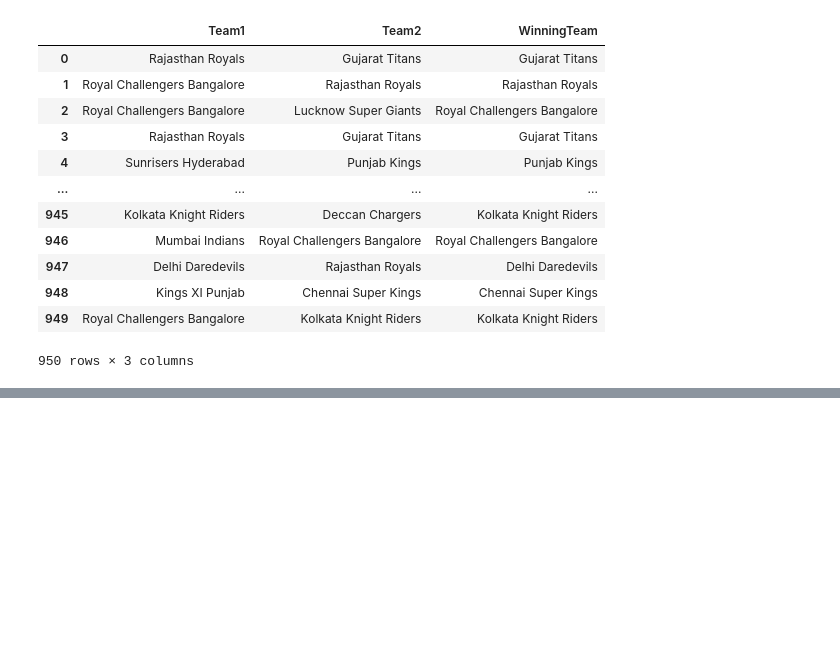
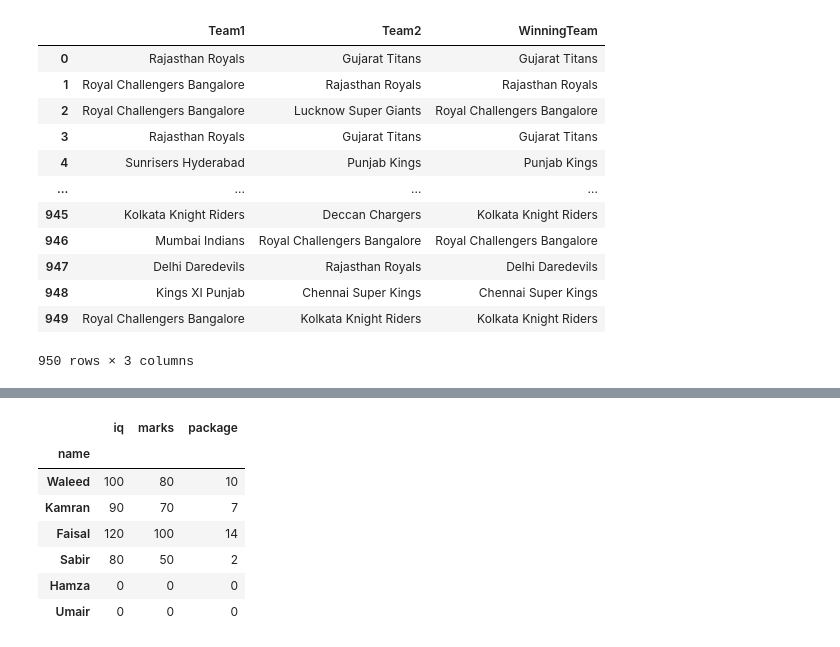
Before and after one commit to Muhammad-Waleed-Source/Pandas, a Jupyter notebook: Pandas_2_Dataframes.ipynb, the cells around one changed output, grey strips where cells are left out. Saved outputs shown, nothing was run; the diff lists cells and outputs as text; code cells hidden in the pictures; blank space fills up the shorter version.

Commit message:
Selecting rows from a DataFrame

```diff
--- a/Pandas_2_Dataframes.ipynb
+++ b/Pandas_2_Dataframes.ipynb
@@ -608,0 +614,12 @@ ipl[['Team1','Team2','WinningTeam']]
+# %%
+student_dict = {
+    "name": ['Waleed', 'Kamran', 'Faisal', 'Sabir', 'Hamza', 'Umair'],
+    "iq": [100, 90, 120, 80, 0, 0],
+    'marks': [80, 70, 100, 50, 0, 0],
+    'package': [10, 7, 14, 2, 0, 0]
+}
+
+students_info = pd.DataFrame(student_dict)
+students_info.set_index('name', inplace=True)
+
+print(students_info)
@@ -608,0 +704,12 @@ ipl[['Team1','Team2','WinningTeam']]
+# %%
+# loc (Fetch based on index label)
+students_info
+# %% [output]
+|  | iq | marks | package |
+| name |  |  |  |
+| Waleed | 100 | 80 | 10 |
+| Kamran | 90 | 70 | 7 |
+| Faisal | 120 | 100 | 14 |
+| Sabir | 80 | 50 | 2 |
+| Hamza | 0 | 0 | 0 |
+| Umair | 0 | 0 | 0 |
```
Also changed, not shown: parts of 12 cells of this notebook.
